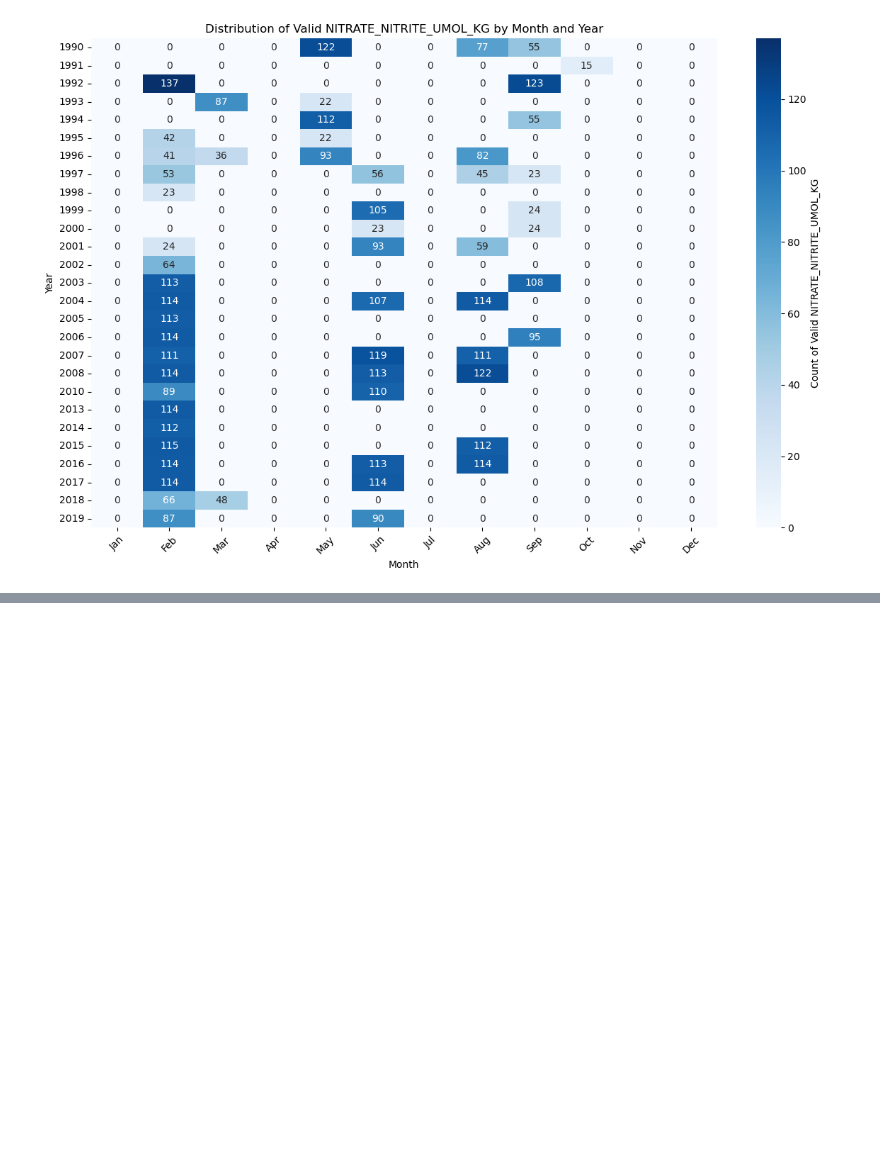
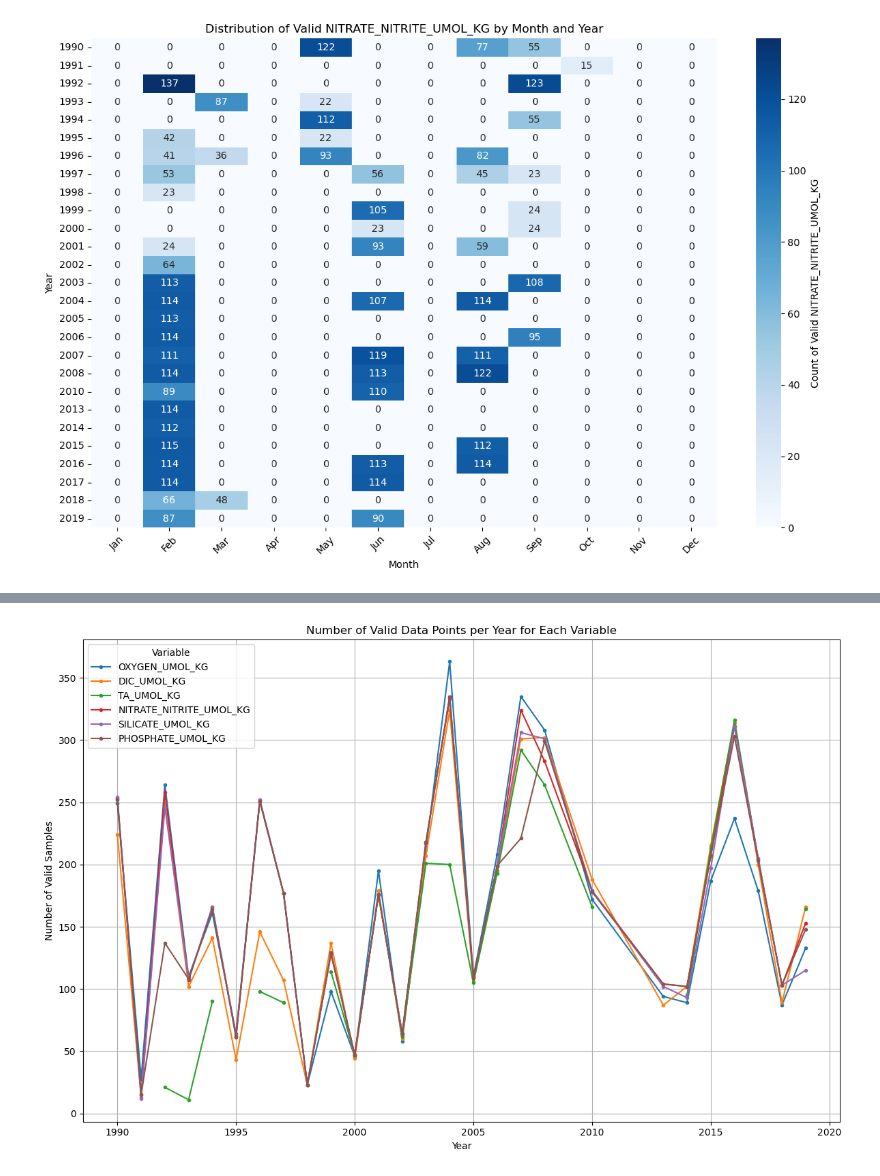
Before and after one commit to Statistical-Downscaling-for-the-Ocean/data-diagnostics, a Jupyter notebook: missing_data_heatmaps/plot_heatmap_monthvyear.ipynb, the cells around one changed output, grey strips where cells are left out. Saved outputs shown, nothing was run; the diff lists cells and outputs as text; code cells hidden in the pictures; blank space fills up the shorter version.

```diff
--- a/missing_data_heatmaps/plot_heatmap_monthvyear.ipynb
+++ b/missing_data_heatmaps/plot_heatmap_monthvyear.ipynb
@@ -147,0 +223,37 @@ for column in columns_to_plot:
+# %%
+import pandas as pd
+import matplotlib.pyplot as plt
+import seaborn as sns
+
+def plot_valid_data_points_per_year(df):
+    variables_flags = {
+        'OXYGEN_UMOL_KG': 'OXYGEN_FLAG_W',
+        'DIC_UMOL_KG': 'DIC_FLAG_W',
+        'TA_UMOL_KG': 'TA_FLAG_W',
+        'NITRATE_NITRITE_UMOL_KG': 'NITRATE_NITRITE_FLAG_W',
+        'SILICATE_UMOL_KG': 'SILICATE_FLAG_W',
+        'PHOSPHATE_UMOL_KG': 'PHOSPHATE_FLAG_W'
+    }
+
+    yearly_counts = pd.DataFrame()
+
+    for var, flag in variables_flags.items():
+        valid_df = df[df[flag] == 2]
+        counts = valid_df.groupby('YEAR_UTC')[var].count()
+        yearly_counts[var] = counts
+
+    plt.figure(figsize=(12, 8))
+    for var in yearly_counts.columns:
+        plt.plot(yearly_counts.index, yearly_counts[var], '.-', label=var)
+
+    plt.title('Number of Valid Data Points per Year for Each Variable')
+    plt.xlabel('Year')
+    plt.ylabel('Number of Valid Samples')
+    plt.legend(title='Variable')
+    plt.grid(True)
+    plt.tight_layout()
+    plt.show()
+# %%
+ plot_valid_data_points_per_year(df)
+# %% [output]
+[figure, added]
```
Also changed, not shown: parts of 9 cells of this notebook.
